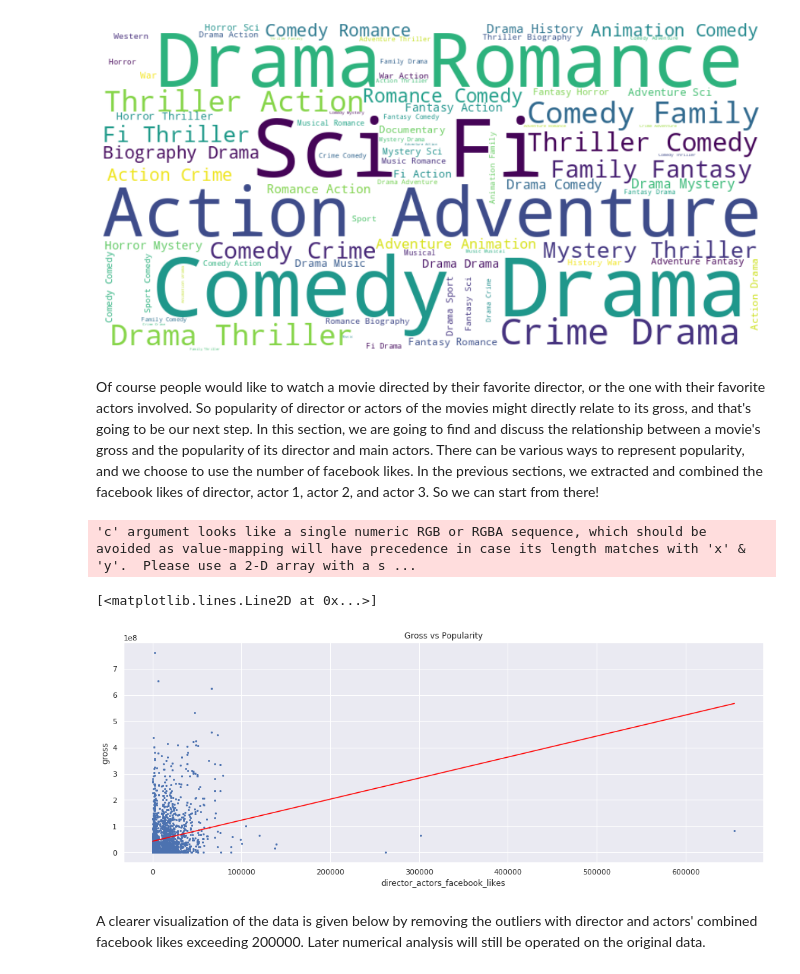
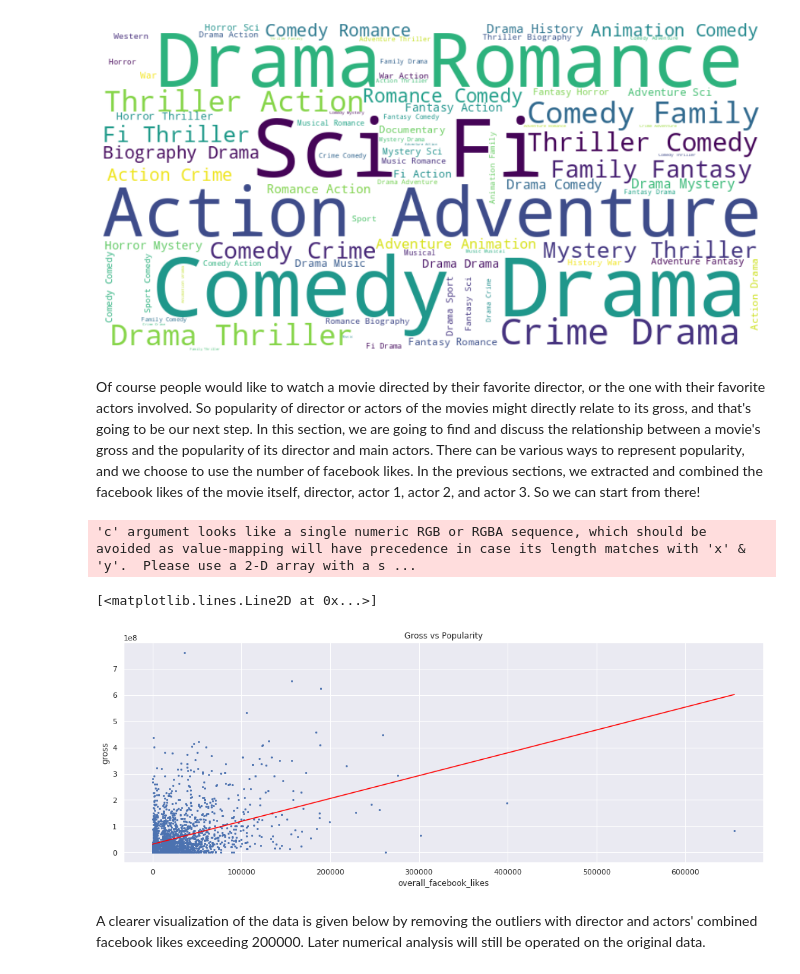
Before and after one commit to mookee233/final_tutorial, a Jupyter notebook: draft.ipynb, the cells around one changed output. Saved outputs shown, nothing was run; the diff lists cells and outputs as text; code cells hidden in the pictures.

```diff
--- a/draft.ipynb
+++ b/draft.ipynb
@@ -172,14 +181,13 @@ movies.head()
 # %%
-director_actors_facebook_likes = movies['director_facebook_likes'] + movies['actor_1_facebook_likes'] + movies['actor_2_facebook_likes'] + movies['actor_3_facebook_likes']
-movies['director_actors_facebook_likes'] = actors_facebook_likes
+overall_facebook_likes = movies['director_facebook_likes'] + movies['actor_1_facebook_likes'] + movies['actor_2_facebook_likes'] + movies['actor_3_facebook_likes'] + movies["movie_facebook_likes"]
+movies['overall_facebook_likes'] = overall_facebook_likes
 
-movies = movies[['movie_title','genres','title_year','imdb_score', 'num_voted_users', 'movie_facebook_likes',
-                'director_actors_facebook_likes',
-                'cast_total_facebook_likes', 'num_critic_for_reviews', 'num_user_for_reviews','budget', 'gross',
-                'language', 'country','plot_keywords',]]
+movies = movies[['movie_title','genres','title_year','imdb_score', 'budget', 'gross',
+                'overall_facebook_likes', 'num_critic_for_reviews', 'num_user_for_reviews',
+                'language', 'country','plot_keywords','num_voted_users']]
 
 for index, row in movies.iterrows():
-  if pd.isnull(row["director_actors_facebook_likes"]) == True:
+  if pd.isnull(row["overall_facebook_likes"]) == True:
     movies.drop(index, inplace=True)
 
 
@@ -447,19 +439,19 @@ plt.show()
 # %% [output]
 [figure]
 # %% [markdown]
-Of course people would like to watch a movie directed by their favorite director, or the one with their favorite actors involved. So popularity of director or actors of the movies might directly relate to its gross, and that's going to be our next step. In this section, we are going to find and discuss the relationship between a movie's gross and the popularity of its director and main actors. There can be various ways to represent popularity, and we choose to use the number of facebook likes. In the previous sections, we extracted and combined the facebook likes of director, actor 1, actor 2, and actor 3. So we can start from there!
+Of course people would like to watch a movie directed by their favorite director, or the one with their favorite actors involved. So popularity of director or actors of the movies might directly relate to its gross, and that's going to be our next step. In this section, we are going to find and discuss the relationship between a movie's gross and the popularity of its director and main actors. There can be various ways to represent popularity, and we choose to use the number of facebook likes. In the previous sections, we extracted and combined the facebook likes of the movie itself, director, actor 1, actor 2, and actor 3. So we can start from there!
 # %%
-popularity_plot = movies[['gross', 'director_actors_facebook_likes']]
-popularity_plot.plot(kind = 'scatter', y = 'gross', x = 'director_actors_facebook_likes',s=4, figsize = (17,6), title = "Gross vs Popularity" )
+popularity_plot = movies[['gross', 'overall_facebook_likes']]
+popularity_plot.plot(kind = 'scatter', y = 'gross', x = 'overall_facebook_likes',s=4, figsize = (17,6), title = "Gross vs Popularity" )
 model = LinearRegression()
-model.fit(movies[['director_actors_facebook_likes']],movies['gross'])
-aa1 = np.linspace(min(movies['director_actors_facebook_likes']),max(movies['director_actors_facebook_likes']),100)
+model.fit(movies[['overall_facebook_likes']],movies['gross'])
+aa1 = np.linspace(min(movies['overall_facebook_likes']),max(movies['overall_facebook_likes']),100)
 aa2 = model.coef_*aa1 + model.intercept_
 plt.plot(aa1, aa2, color='red')
 # %% [output]
 'c' argument looks like a single numeric RGB or RGBA sequence, which should be avoided as value-mapping will have precedence in case its length matches with 'x' & 'y'.  Please use a 2-D array with a s ...
 [<matplotlib.lines.Line2D at 0x...>]
-[figure, old version]
+[figure, new version]
 # %% [markdown]
 A clearer visualization of the data is given below by removing the outliers with director and actors' combined facebook likes exceeding 200000. Later numerical analysis will still be operated on the original data.
 # %%
```
Also changed, not shown: parts of 12 cells of this notebook, 1 other file.
